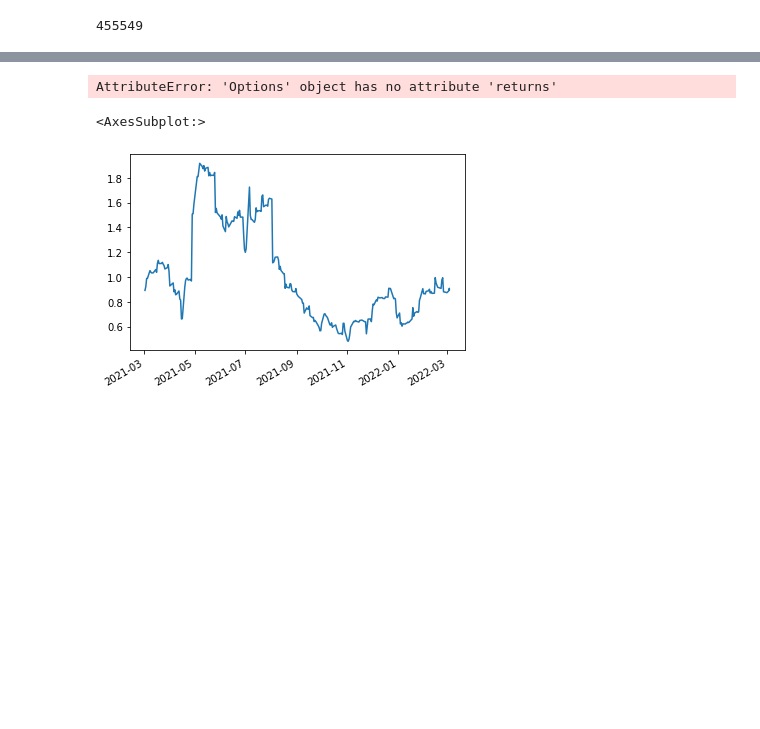
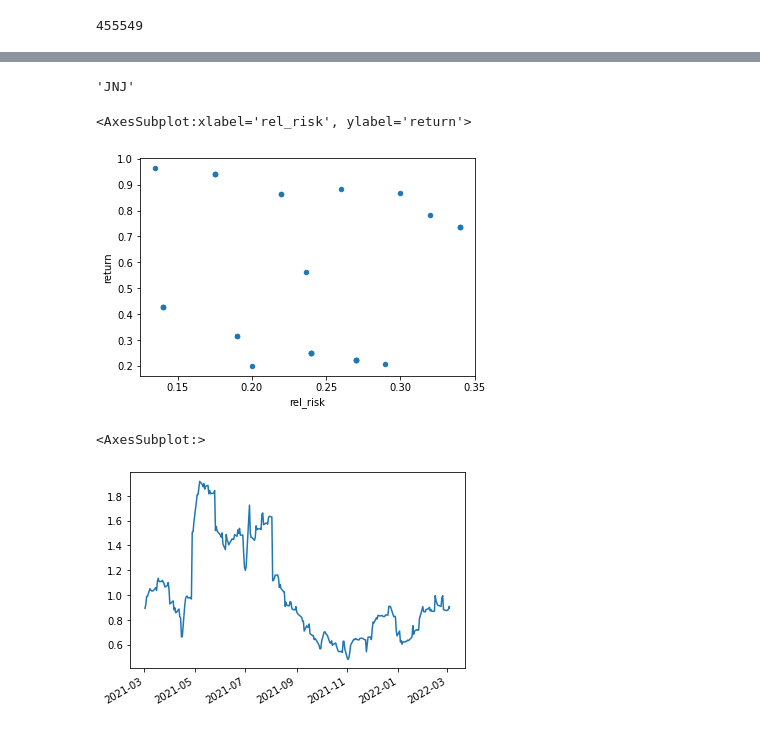
Before and after one commit to andermy/yahooScraper, a Jupyter notebook: test.ipynb, the cells around one changed output, grey strips where cells are left out. Cells and saved outputs as stored; diff of their text form; code cells hidden in the pictures; blank space fills up the shorter version.

```diff
--- a/test.ipynb
+++ b/test.ipynb
@@ -112,4 +160,4 @@ c = ['AMWD', 'AMNB', 'AON', 'ANDE', 'ARWR', 'TEN', 'ASB', 'ASPS', 'ALTR', 'AGRX'
 # %%
-o = i.Options('T')
+o = i.Options(tickers[22])
 o.options
 # %% [output]
@@ -117,11 +165,16 @@ AttributeError: 'Options' object has no attribute 'options'
+# %%
+tickers[22]
+# %% [output]
+'JNJ'
 # %%
 s = o.returns
 #s[s.is_won].plot.scatter(x='probability', y='return')
-s.plot.scatter(x='rel_risk', y='return')
-#s[(s['rel_risk']>0)&(s['return']>0)].plot.scatter(x='rel_risk', y='return')
+#s.plot.scatter(x='rel_risk', y='return')
+s[(s['rel_risk']>0)&(s['return']>0)&(s['return']<2)].plot.scatter(x='rel_risk', y='return')
 #o.strikeDates[0].volRange
 # %% [output]
-AttributeError: 'Options' object has no attribute 'returns'
+<AxesSubplot:xlabel='rel_risk', ylabel='return'>
+[figure, added]
 # %%
 prices.volatility.plot()
 # %% [output]
```
Also changed, not shown: parts of 10 cells of this notebook, 2 other files.
